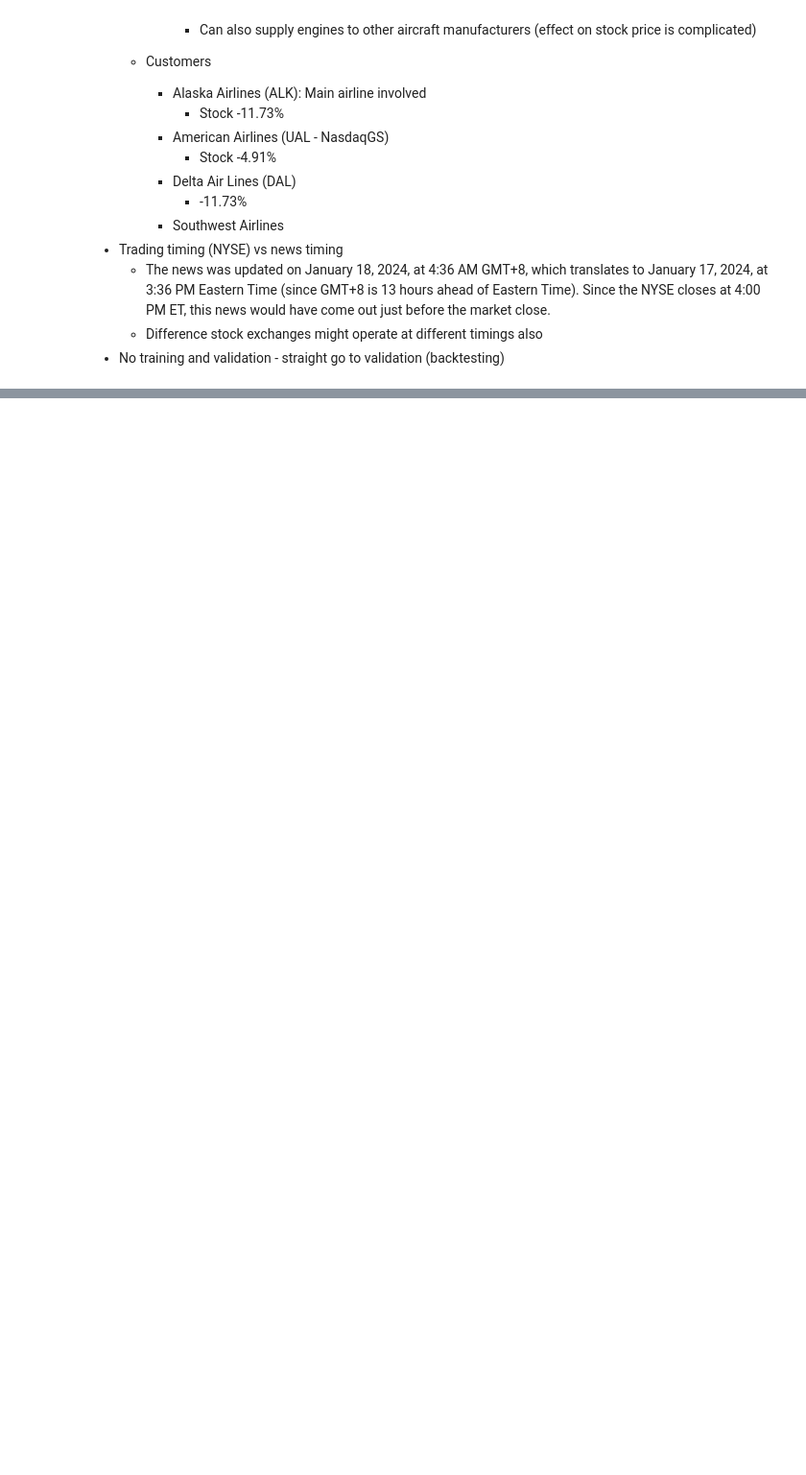
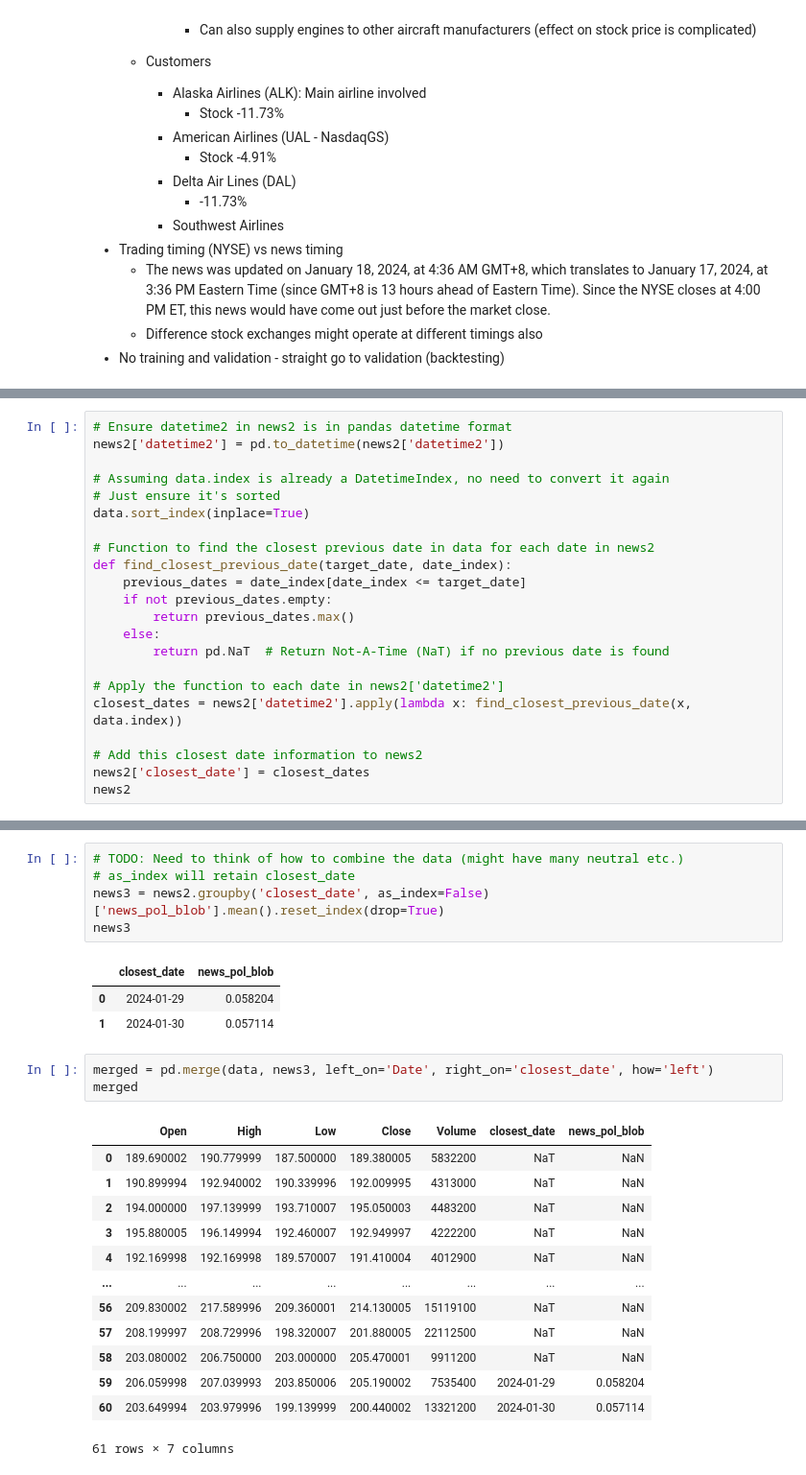
Before and after one commit to yiqwan/stock-forecast-with-sentiment, a Jupyter notebook: notebooks/trading.ipynb, the cells around one changed output, grey strips where cells are left out. Shown: that part at 96% size. Drawn from its saved outputs; the diff is of its cells as text; blank space fills up the shorter version.

```diff
--- a/notebooks/trading.ipynb
+++ b/notebooks/trading.ipynb
@@ -80,0 +113,22 @@ dtype: int64
+# %%
+# Ensure datetime2 in news2 is in pandas datetime format
+news2['datetime2'] = pd.to_datetime(news2['datetime2'])
+
+# Assuming data.index is already a DatetimeIndex, no need to convert it again
+# Just ensure it's sorted
+data.sort_index(inplace=True)
+
+# Function to find the closest previous date in data for each date in news2
+def find_closest_previous_date(target_date, date_index):
+    previous_dates = date_index[date_index <= target_date]
+    if not previous_dates.empty:
+        return previous_dates.max()
+    else:
+        return pd.NaT  # Return Not-A-Time (NaT) if no previous date is found
+
+# Apply the function to each date in news2['datetime2']
+closest_dates = news2['datetime2'].apply(lambda x: find_closest_previous_date(x, data.index))
+
+# Add this closest date information to news2
+news2['closest_date'] = closest_dates
+news2
@@ -80,0 +159,26 @@ dtype: int64
+# %%
+# TODO: Need to think of how to combine the data (might have many neutral etc.)
+# as_index will retain closest_date
+news3 = news2.groupby('closest_date', as_index=False)['news_pol_blob'].mean().reset_index(drop=True)
+news3
+# %% [output]
+|  | closest_date | news_pol_blob |
+| 0 | 2024-01-29 | 0.058204 |
+| 1 | 2024-01-30 | 0.057114 |
+# %%
+merged = pd.merge(data, news3, left_on='Date', right_on='closest_date', how='left')
+merged
+# %% [output]
+|  | Open | High | Low | Close | Volume | closest_date | news_pol_blob |
+| 0 | 189.690002 | 190.779999 | 187.500000 | 189.380005 | 5832200 | NaT | NaN |
+| 1 | 190.899994 | 192.940002 | 190.339996 | 192.009995 | 4313000 | NaT | NaN |
+| 2 | 194.000000 | 197.139999 | 193.710007 | 195.050003 | 4483200 | NaT | NaN |
+| 3 | 195.880005 | 196.149994 | 192.460007 | 192.949997 | 4222200 | NaT | NaN |
+| 4 | 192.169998 | 192.169998 | 189.570007 | 191.410004 | 4012900 | NaT | NaN |
+| ... | ... | ... | ... | ... | ... | ... | ... |
+| 56 | 209.830002 | 217.589996 | 209.360001 | 214.130005 | 15119100 | NaT | NaN |
+| 57 | 208.199997 | 208.729996 | 198.320007 | 201.880005 | 22112500 | NaT | NaN |
+| 58 | 203.080002 | 206.750000 | 203.000000 | 205.470001 | 9911200 | NaT | NaN |
+| 59 | 206.059998 | 207.039993 | 203.850006 | 205.190002 | 7535400 | 2024-01-29 | 0.058204 |
+| 60 | 203.649994 | 203.979996 | 199.139999 | 200.440002 | 13321200 | 2024-01-30 | 0.057114 |
+61 rows × 7 columns
```
Also changed, not shown: parts of 10 cells of this notebook.
